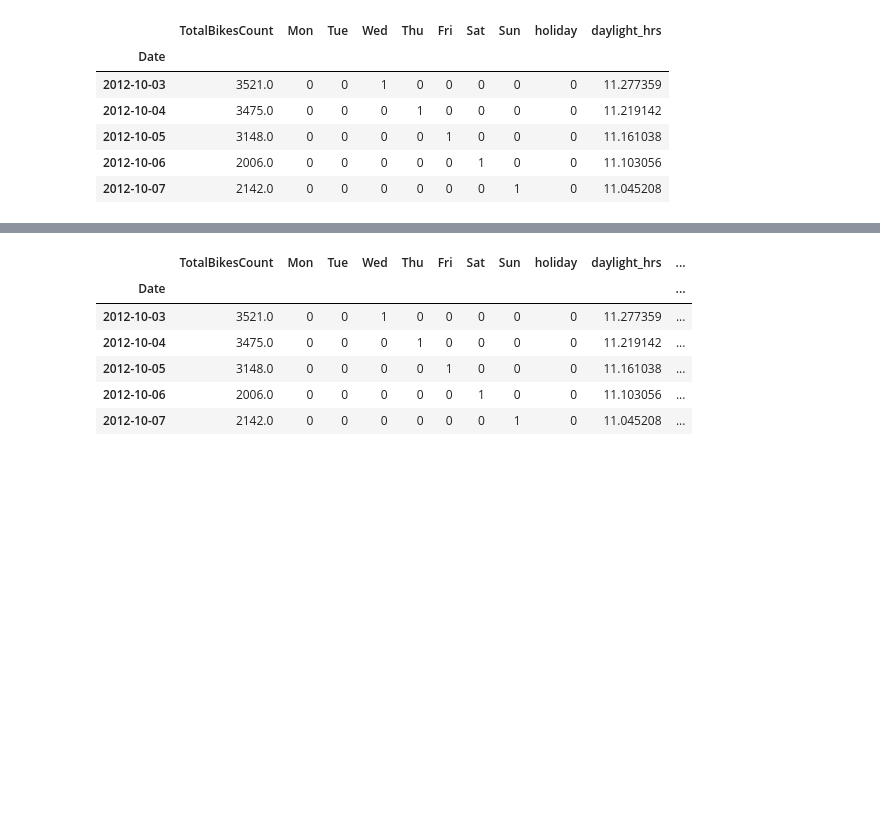
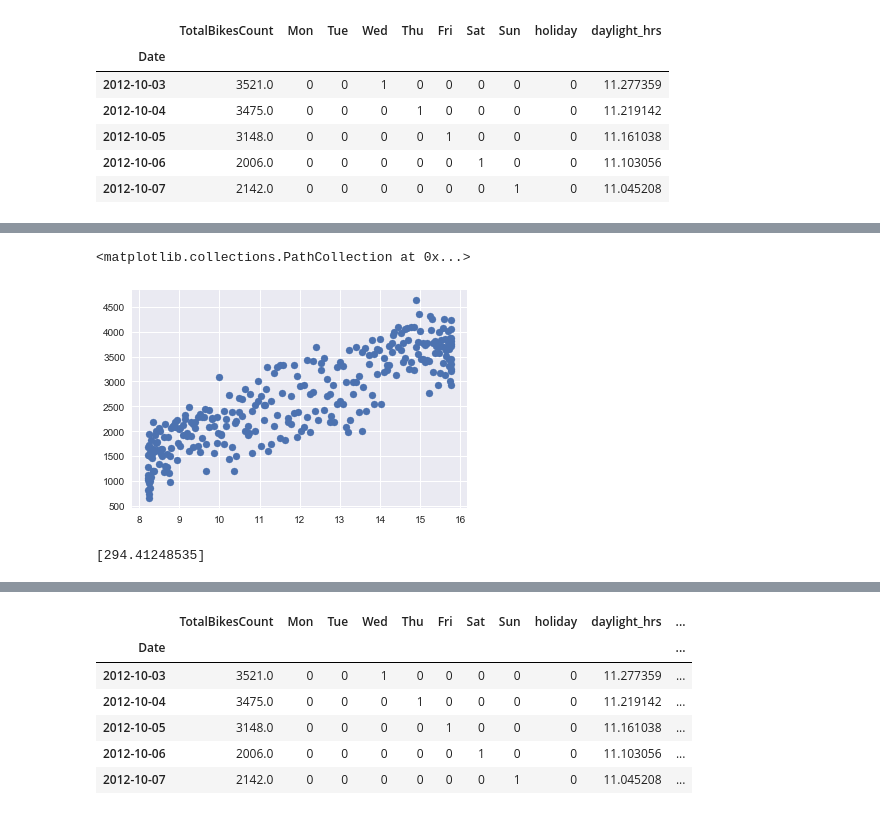
Before and after one commit to DataScienceWorks/PredictingBicycleTraffic, a Jupyter notebook: 1-data-wrangling.ipynb, the cells around one changed output, grey strips where cells are left out. Saved outputs shown, nothing was run; the diff lists cells and outputs as text; code cells hidden in the pictures; blank space fills up the shorter version.

```diff
--- a/1-data-wrangling.ipynb
+++ b/1-data-wrangling.ipynb
@@ -414,0 +439,20 @@ df.head(5)
+# %%
+# sample = df.sample(n=500)
+sample = df.sample(frac=0.1) # 10% of data ffrom the df
+plt.scatter(weekly['daylight_hrs'],weekly['TotalBikesCount'])
+# %% [output]
+<matplotlib.collections.PathCollection at 0x...>
+[figure, added]
+# %%
+# Can we see how the change in the duration affects the cycle traffic quantitatively?
+# We can with LR's coefficient
+from sklearn.linear_model import LinearRegression
+
+x = sample[['daylight_hrs']]
+y = sample['TotalBikesCount']
+clf = LinearRegression(fit_intercept=True).fit(x, y)
+ypred = clf.predict(x)
+print(clf.coef_) # OP: ~295
+# Now that means on any given day, each extra hour of daylight leads to about 300 more cyclers using the bridge
+# %% [output]
+[294.41248535]
```
Also changed, not shown: parts of 11 cells of this notebook, 1 other file.
